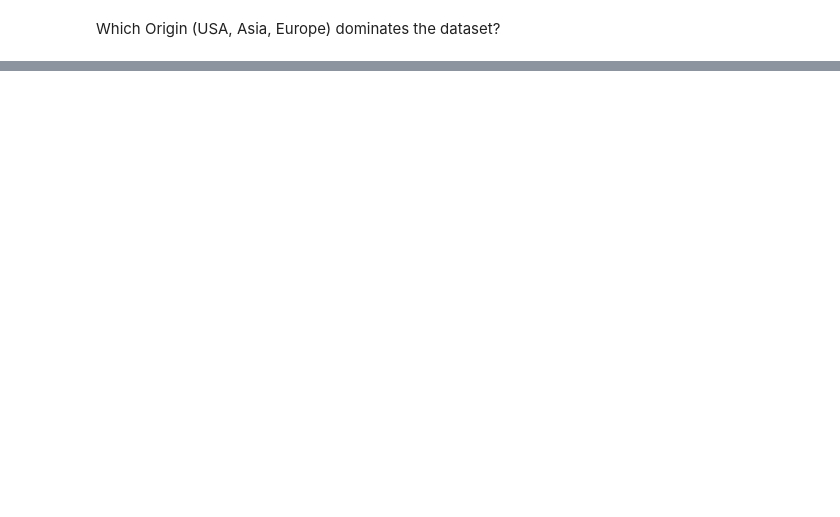
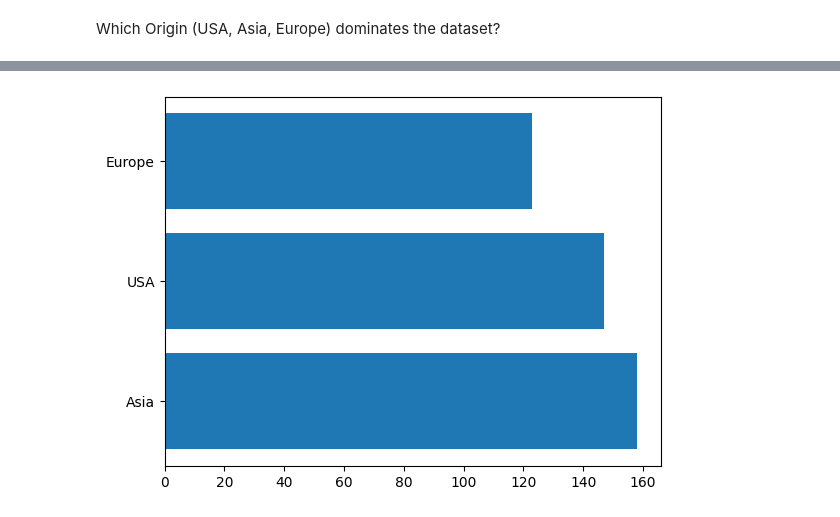
Before and after one commit to trailokya-world/Car-Data-Analysis, a Jupyter notebook: car_data_analysis/car_data_analysis.ipynb, the cells around one changed output, grey strips where cells are left out. Cells and saved outputs as stored; diff of their text form; code cells hidden in the pictures; blank space fills up the shorter version.

```diff
--- a/car_data_analysis/car_data_analysis.ipynb
+++ b/car_data_analysis/car_data_analysis.ipynb
@@ -195,0 +230,7 @@ Which Origin (USA, Asia, Europe) dominates the dataset?
+# %%
+Origin = data["Origin"].value_counts()
+
+plt.barh(Origin.index,Origin.values)
+plt.show()
+# %% [output]
+[figure, added]
```
Also changed, not shown: parts of 11 cells of this notebook.
